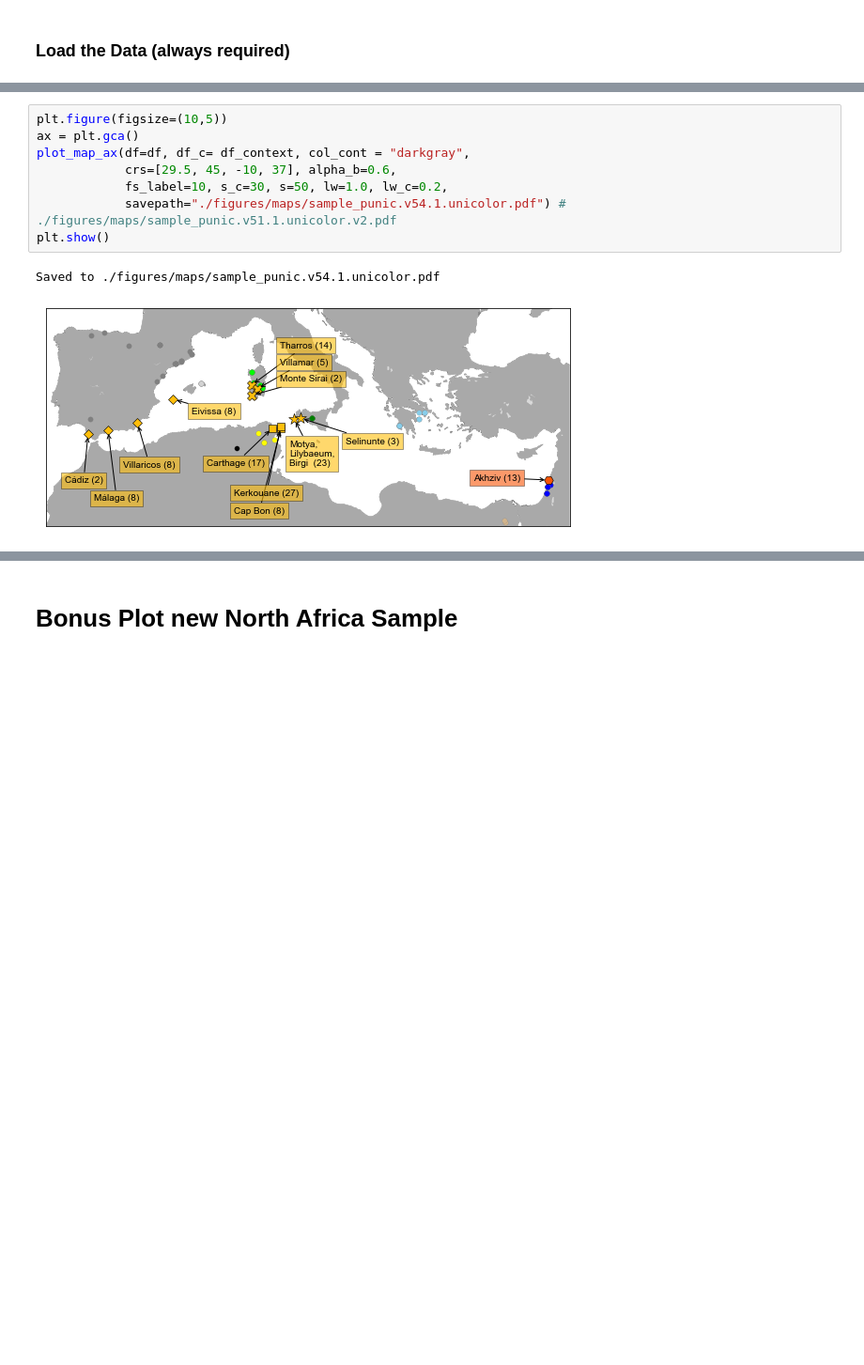
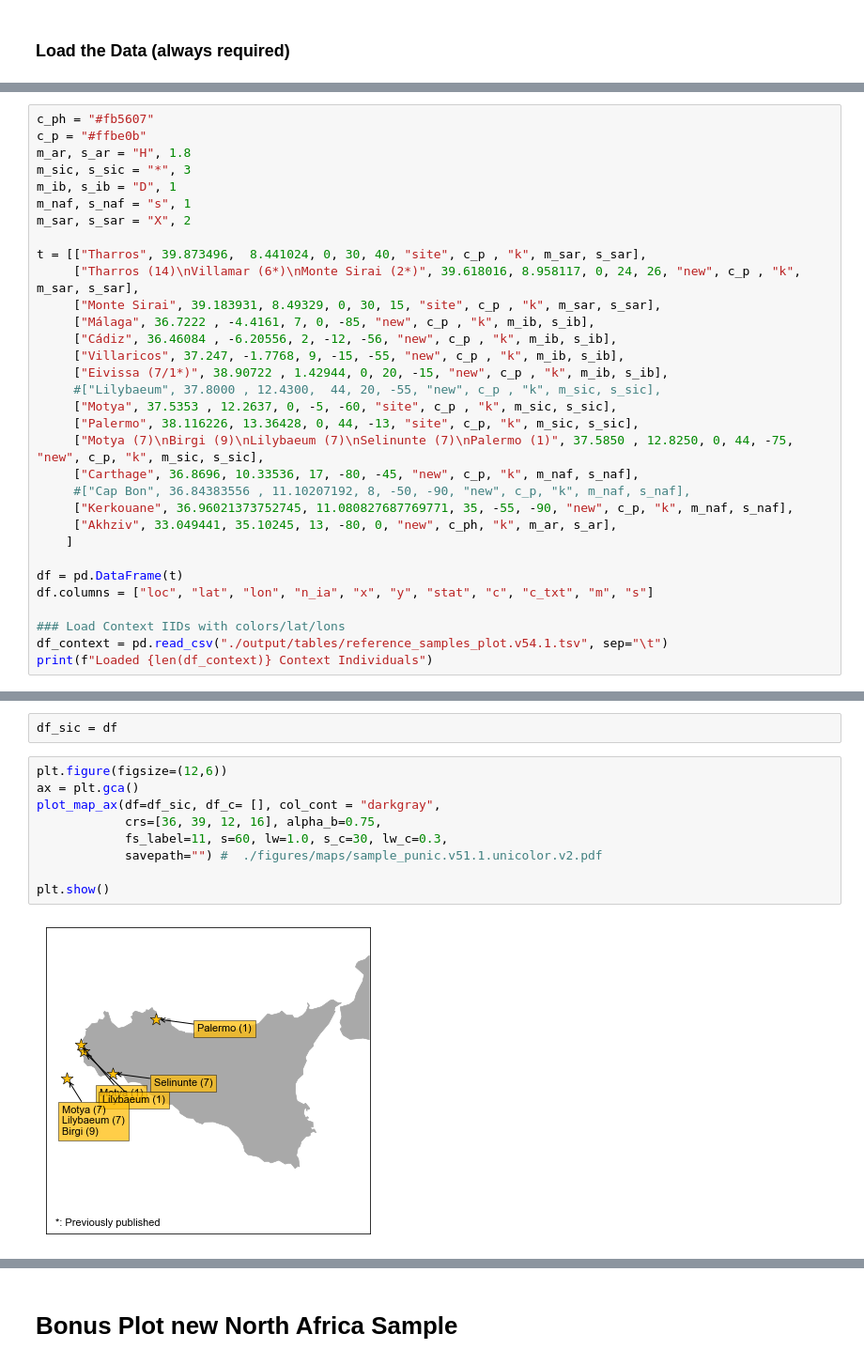
Before and after one commit to hringbauer/punic_aDNA, a Jupyter notebook: notebooks/figs/plot_maps.v54.1.ipynb, the cells around one changed output, grey strips where cells are left out. Shown at 94% size. Cells and saved outputs as stored; diff of their text form; blank space fills up the shorter version.

Commit message:
Update to Plot PCA panel

```diff
--- a/notebooks/figs/plot_maps.v54.1.ipynb
+++ b/notebooks/figs/plot_maps.v54.1.ipynb
@@ -159,0 +152,32 @@ Loaded 131 Individuals
+# %%
+c_ph = "#fb5607"
+c_p = "#ffbe0b"
+m_ar, s_ar = "H", 1.8
+m_sic, s_sic = "*", 3
+m_ib, s_ib = "D", 1
+m_naf, s_naf = "s", 1
+m_sar, s_sar = "X", 2
+
+t = [["Tharros", 39.873496,  8.441024, 0, 30, 40, "site", c_p , "k", m_sar, s_sar],
+     ["Tharros (14)\nVillamar (6*)\nMonte Sirai (2*)", 39.618016, 8.958117, 0, 24, 26, "new", c_p , "k", m_sar, s_sar],
+     ["Monte Sirai", 39.183931, 8.49329, 0, 30, 15, "site", c_p , "k", m_sar, s_sar],
+     ["Málaga", 36.7222 , -4.4161, 7, 0, -85, "new", c_p , "k", m_ib, s_ib],
+     ["Cádiz", 36.46084 , -6.20556, 2, -12, -56, "new", c_p , "k", m_ib, s_ib],
+     ["Villaricos", 37.247, -1.7768, 9, -15, -55, "new", c_p , "k", m_ib, s_ib],
+     ["Eivissa (7/1*)", 38.90722 , 1.42944, 0, 20, -15, "new", c_p , "k", m_ib, s_ib],
+     #["Lilybaeum", 37.8000 , 12.4300,  44, 20, -55, "new", c_p , "k", m_sic, s_sic],
+     ["Motya", 37.5353 , 12.2637, 0, -5, -60, "site", c_p , "k", m_sic, s_sic],
+     ["Palermo", 38.116226, 13.36428, 0, 44, -13, "site", c_p, "k", m_sic, s_sic],
+     ["Motya (7)\nBirgi (9)\nLilybaeum (7)\nSelinunte (7)\nPalermo (1)", 37.5850 , 12.8250, 0, 44, -75, "new", c_p, "k", m_sic, s_sic],
+     ["Carthage", 36.8696, 10.33536, 17, -80, -45, "new", c_p, "k", m_naf, s_naf],
+     #["Cap Bon", 36.84383556 , 11.10207192, 8, -50, -90, "new", c_p, "k", m_naf, s_naf],
+     ["Kerkouane", 36.96021373752745, 11.080827687769771, 35, -55, -90, "new", c_p, "k", m_naf, s_naf],
+     ["Akhziv", 33.049441, 35.10245, 13, -80, 0, "new", c_ph, "k", m_ar, s_ar],
+    ]
+
+df = pd.DataFrame(t)
+df.columns = ["loc", "lat", "lon", "n_ia", "x", "y", "stat", "c", "c_txt", "m", "s"]
+
+### Load Context IIDs with colors/lat/lons
+df_context = pd.read_csv("./output/tables/reference_samples_plot.v54.1.tsv", sep="\t")
+print(f"Loaded {len(df_context)} Context Individuals")
@@ -228,11 +211,13 @@ Loaded 131 Individuals
+# %%
+df_sic = df
 # %%
-plt.figure(figsize=(10,5))
+plt.figure(figsize=(12,6))
 ax = plt.gca()
-plot_map_ax(df=df, df_c= df_context, col_cont = "darkgray",
-            crs=[29.5, 45, -10, 37], alpha_b=0.6,
-            fs_label=10, s_c=30, s=50, lw=1.0, lw_c=0.2,
-            savepath="./figures/maps/sample_punic.v54.1.unicolor.pdf") #  ./figures/maps/sample_punic.v51.1.unicolor.v2.pdf
+plot_map_ax(df=df_sic, df_c= [], col_cont = "darkgray",
+            crs=[36, 39, 12, 16], alpha_b=0.75,
+            fs_label=11, s=60, lw=1.0, s_c=30, lw_c=0.3,
+            savepath="") #  ./figures/maps/sample_punic.v51.1.unicolor.v2.pdf
+
 plt.show()
 # %% [output]
-Saved to ./figures/maps/sample_punic.v54.1.unicolor.pdf
-[figure, old version]
+[figure, new version]
```
Also changed, not shown: parts of 14 cells of this notebook, 9 other files.
